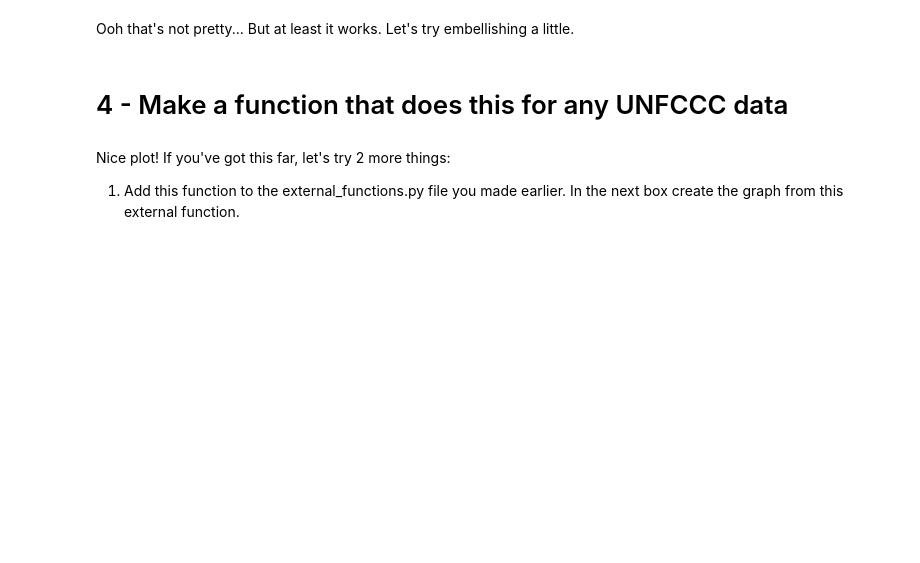
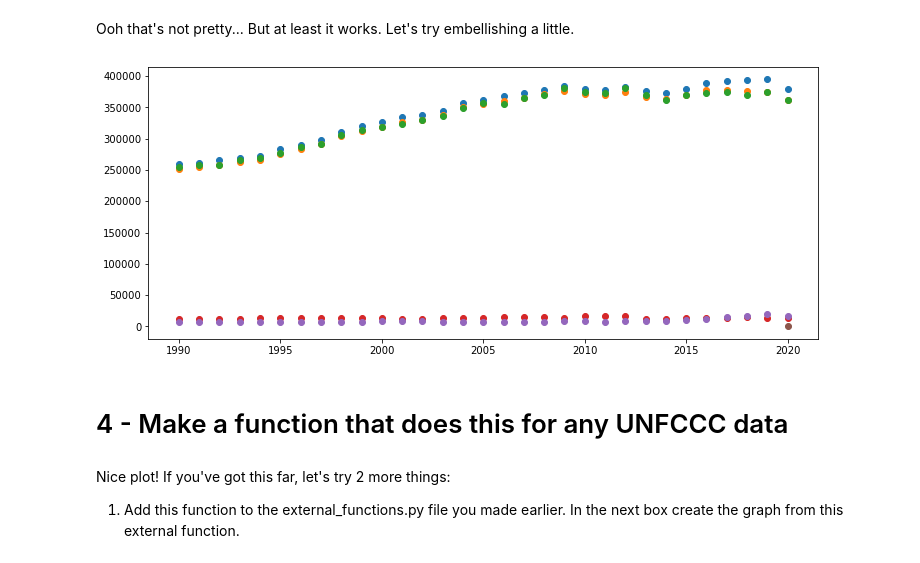
Before and after one commit to kcerva/coding-tutorials-LaoPDR, a Jupyter notebook: session3_basic_python/python_best_practices_intro.ipynb, the cells around one changed output. Drawn from its saved outputs; the diff is of its cells as text; code cells hidden in the pictures; blank space fills up the shorter version.

```diff
--- a/session3_basic_python/python_best_practices_intro.ipynb
+++ b/session3_basic_python/python_best_practices_intro.ipynb
@@ -192,27 +340,30 @@ Let's try embellishing a little.
 # %%
 """Let's reformat our data to handle values as numeric and to reclassify non-reported data as unknown"""
 # Convert emissions data to numeric
+emissions = data.values[:,2:]
 emissions_vals = pd.to_numeric(emissions.flatten(), errors='coerce').reshape(emissions.shape).astype(float)
 
 # Extract final year value
 years_vals = years.values
 years_vals[-1] = "".join(filter(str.isdigit,years_vals[-1]))
 
 # Convert years to numeric values
 years_vals = years.astype(float)
 
 # Extract the names of the sectors
 sectors = data.values[:,0]
 
 # Now we'll create a prettier looking plot containing a line for each entry
 fig, ax = plt.subplots(1,1,figsize=[12,5])
 for i in range(emissions.shape[0]):
-    ax.scatter(##complete here
-             ,label=sectors[i])
+    ax.scatter(years_vals, emissions_vals[i],
+                 label=sectors[i])
 
 # Try adding some labels - e.g. title, x label, y label, legend
 ##complete here
 plt.show()
+# %% [output]
+[figure, added]
 # %% [markdown]
 # 4 - Make a function that does this for any UNFCCC data
 # %%
```
Also changed, not shown: parts of 32 cells of this notebook, 3 other files.
